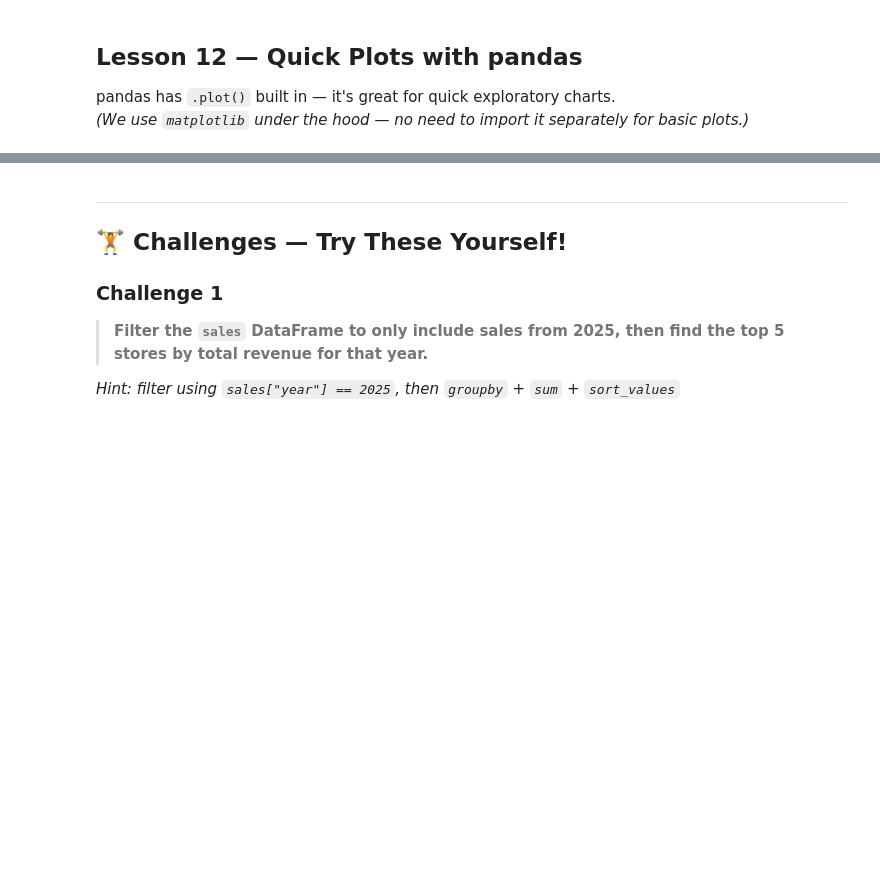
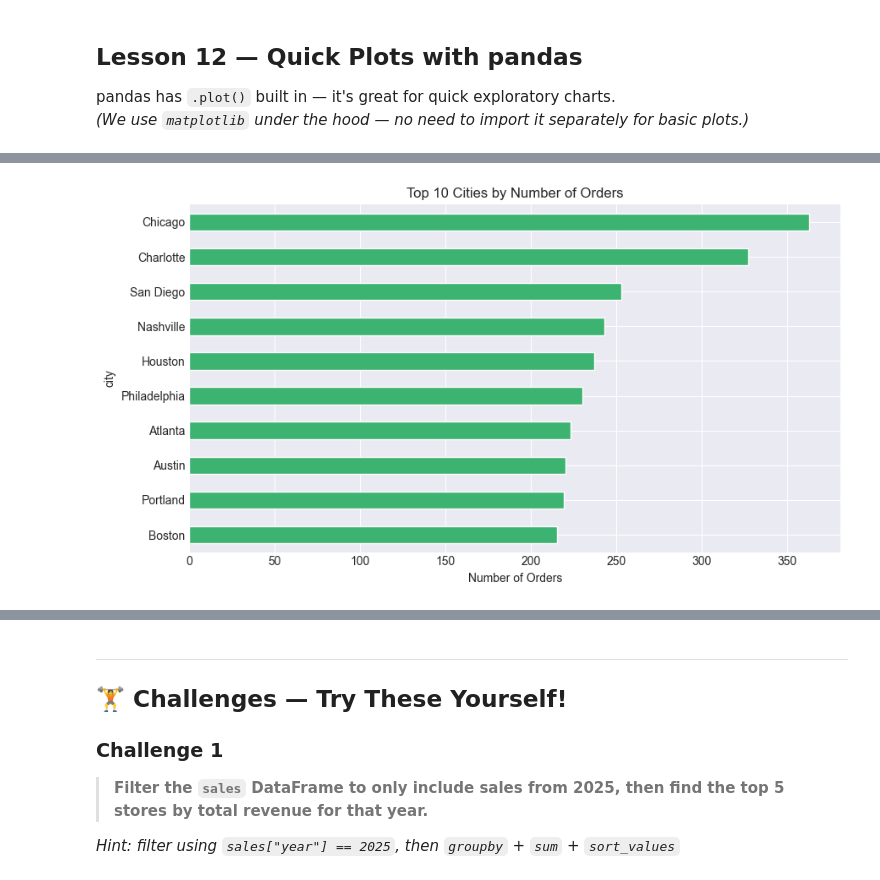
Before and after one commit to co-za/data-analysis-intro, a Jupyter notebook: 3. Pandas Basics.ipynb, the cells around one changed output, grey strips where cells are left out. Drawn from its saved outputs; the diff is of its cells as text; code cells hidden in the pictures; blank space fills up the shorter version.

```diff
--- a/3. Pandas Basics.ipynb
+++ b/3. Pandas Basics.ipynb
@@ -310,17 +648,19 @@ plt.show()
 # %%
 # Horizontal bar chart — top 10 cities by number of orders
 top_cities = full.groupby("city")["sale_id"].count().sort_values(ascending=True).tail(10)
 
 top_cities.plot(
     kind="barh",
     figsize=(9, 5),
-    title="🏙️ Top 10 Cities by Number of Orders",
+    title="Top 10 Cities by Number of Orders",
     xlabel="Number of Orders",
     color="mediumseagreen",
     edgecolor="white",
 )
 plt.tight_layout()
 plt.show()
+# %% [output]
+[figure, added]
 # %%
 # Pie chart — share of sales by channel
 sales["channel"].value_counts().plot(
```
Also changed, not shown: parts of 43 cells of this notebook.
